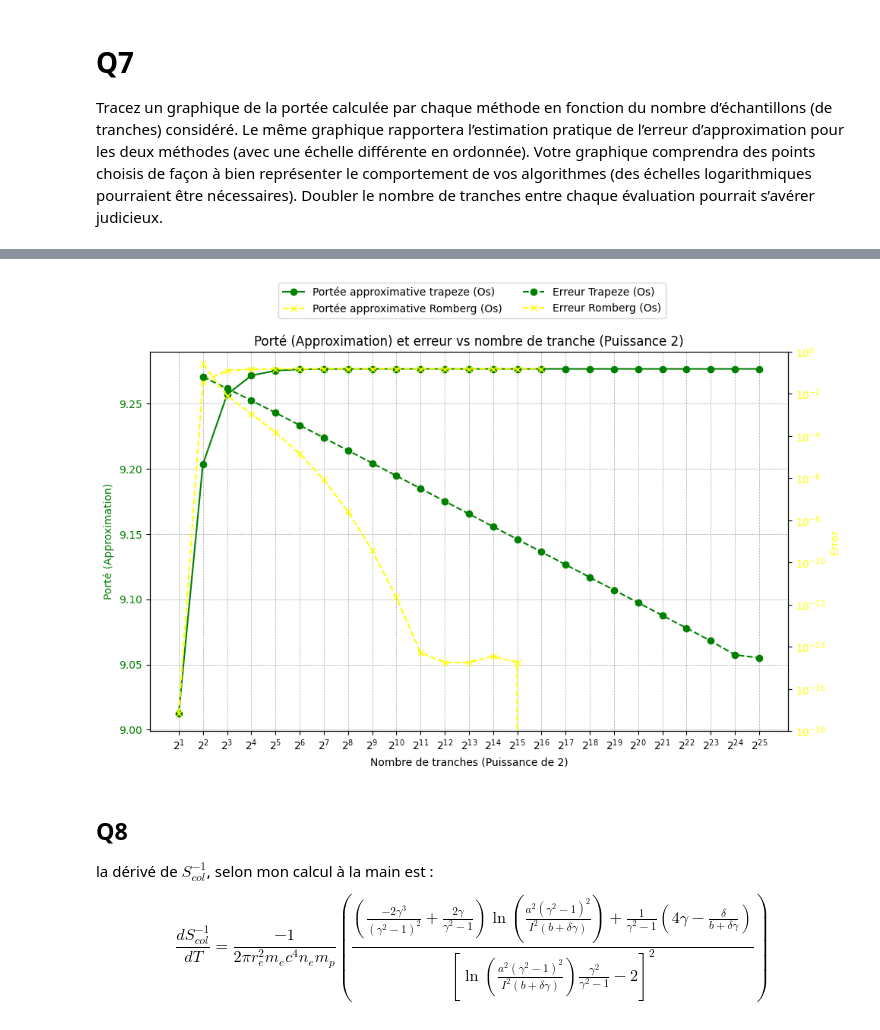
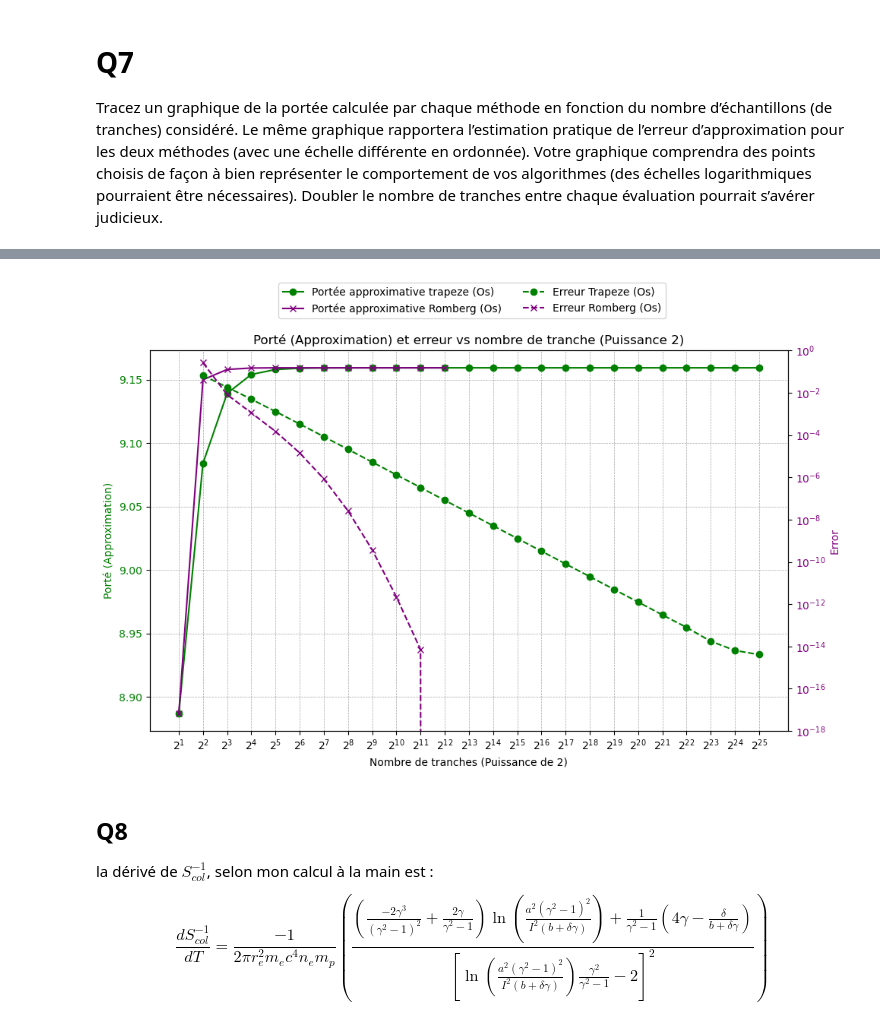
Before and after one commit to craqu/TP_PhysNum, a Jupyter notebook: TP1_AntoineVeillette_EmilePoirier_MichaelHudon.ipynb, the cells around one changed output, grey strips where cells are left out. Drawn from its saved outputs; the diff is of its cells as text; code cells hidden in the pictures.

```diff
--- a/TP1_AntoineVeillette_EmilePoirier_MichaelHudon.ipynb
+++ b/TP1_AntoineVeillette_EmilePoirier_MichaelHudon.ipynb
@@ -366,7 +431,7 @@ def romberg_avec_erreur(water_bone, a, b, n_values=None, err_toléré=None):
 # %%
 N_liste_romberg_eau, I_eau_romberg, erreurs_eau_romberg = romberg_avec_erreur(inverse_scol_water, 3, 150, n_values=n_valeurs(), err_toléré=np.finfo(float).eps)
 # %%
-N_liste_romberg_bone, I_bone_romberg, erreurs_bone_romberg = romberg_avec_erreur(inverse_scol_water, 3, 150, n_values=n_valeurs(), err_toléré=np.finfo(float).eps)
+N_liste_romberg_bone, I_bone_romberg, erreurs_bone_romberg = romberg_avec_erreur(inverse_scol_bone, 3, 150, n_values=n_valeurs(), err_toléré=np.finfo(float).eps)
 # %% [markdown]
 # Q7
 Tracez un graphique de la portée calculée par chaque méthode en fonction du nombre d’échantillons (de tranches) considéré. Le même graphique rapportera l’estimation pratique de l’erreur d’approximation pour les deux méthodes (avec une échelle différente en ordonnée). Votre graphique comprendra des points choisis de façon à bien représenter le comportement de vos algorithmes (des échelles logarithmiques pourraient être nécessaires). Doubler le nombre de tranches entre chaque évaluation pourrait s’avérer judicieux.
@@ -404,36 +469,34 @@ NameError: name 'N_liste_trapeze_eau' is not defined
 # %%
-N_liste, I, erreurs = romberg_avec_erreur(inverse_scol_bone, 3, 150, n_values=n_valeurs(), err_toléré=np.finfo(float).eps)
-
 N = N_liste_trapeze_bone
 
 fig, ax1 = plt.subplots(figsize=(10, 6))
 
 ax1.set_xlabel("Nombre de tranches (Puissance de 2)")
 ax1.set_ylabel("Porté (Approximation)", color="green")  # y-axis de gauche
 
 ax1.plot(N, I_bone_trapeze, label="Portée approximative trapeze (Os)", marker="o", color="green")
-ax1.plot(N_liste, I, label="Portée approximative Romberg (Os)", marker="x", color="purple")
+ax1.plot(N_liste_romberg_bone, I_bone_romberg, label="Portée approximative Romberg (Os)", marker="x", color="purple")
 ax1.tick_params(axis="y", labelcolor="green")
 ax1.grid(color="gray", linestyle="--", linewidth=0.5, alpha=0.7)
 
 ax2 = ax1.twinx()
 ax2.set_ylabel("Error", color="purple")  # y-axis de droite
 ax2.plot(N, erreur_bone_trapeze, label="Erreur Trapeze (Os)", marker="o", linestyle="--", color="green")
-ax2.plot(N_liste[1:], erreurs, label="Erreur Romberg (Os)", marker="x", linestyle="--", color="purple")
+ax2.plot(N_liste_romberg_bone[1:], erreurs_bone_romberg, label="Erreur Romberg (Os)", marker="x", linestyle="--", color="purple")
 ax2.set_yscale('log')
 ax2.set_ylim(1e-18, 1)
 ax2.tick_params(axis="y", labelcolor="purple")
 
 plt.title("Porté (Approximation) et erreur vs nombre de tranche (Puissance 2)")
 ax1.set_xscale('log', base=2)  # Logarithmique
 ax1.set_xticks(N)
 
 fig.tight_layout()
 fig.legend(loc="upper center", bbox_to_anchor=(0.5, 1.1), ncol=2)
 
 plt.show()
 # %% [output]
-[figure, old version]
+[figure, new version]
 # %% [markdown]
 ## Q8
 la dérivé de $ S^{-1}_{col}$, selon mon calcul à la main est : $$  \frac{d S^{-1}_{col}}{dT} = \frac{-1}{2\pi r_e^2 m_e c^4 n_e m_p }
```
Also changed, not shown: parts of 12 cells of this notebook.
